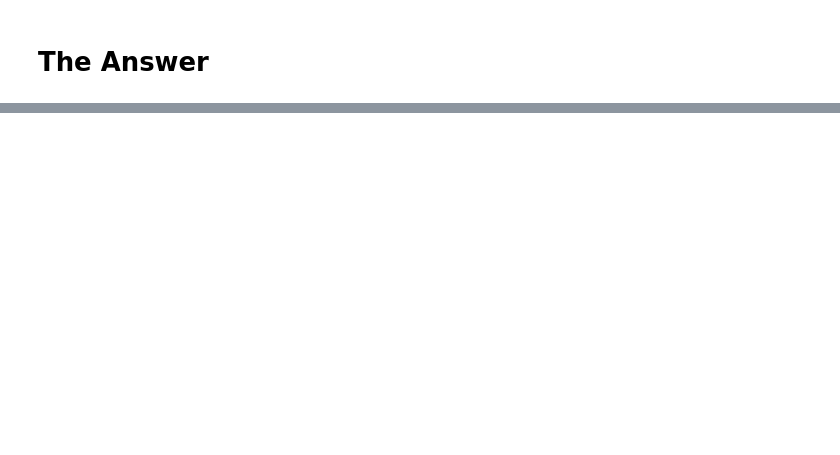
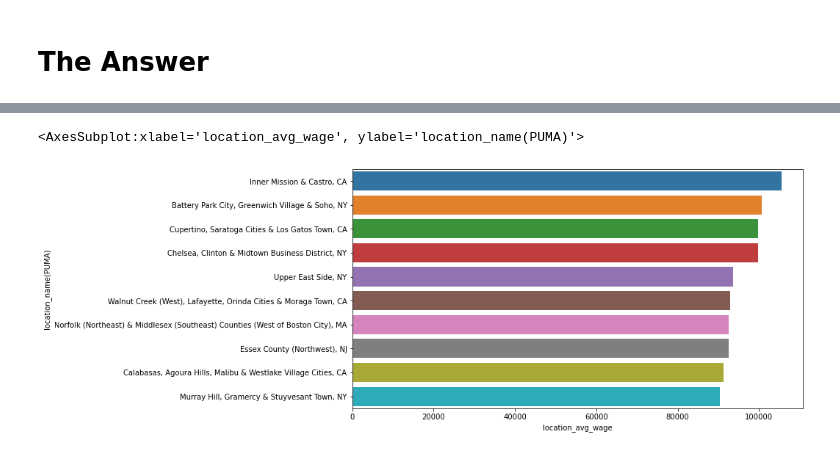
Before and after one commit to dataLanced/PortfolioProjects, a Jupyter notebook: Untitled.ipynb, the cells around one changed output, grey strips where cells are left out. Cells and saved outputs as stored; diff of their text form; code cells hidden in the pictures; blank space fills up the shorter version.

```diff
--- a/Untitled.ipynb
+++ b/Untitled.ipynb
@@ -226,0 +176,3 @@ dtype: int64
+# %%
+# Using out user-defined function quick_filter to filter the puma dataset and store it in the zero_wages variable
+zero_wages = quick_filter(puma, 'average_wage', 0)
@@ -232,2 +268,3 @@ combined.duplicated(subset=None, keep='first').sum()
 # %%
-avg_loc_wage = combined.groupby(['puma_name'])['average_wage'].mean()
+# Prepare our new dataset for the final merge
+avg_loc_wage = combined.groupby('puma_name')['average_wage'].mean()
@@ -341,2 +324,0 @@ final_table = final_table.drop('puma_id', axis=1)
-# %%
-final_table.rename(columns = {'puma_name': 'location_name(PUMA)', 'average_wage_x':'location_avg_wage','occupation_name' :'highest_wage_occupation(per_location)', 'average_wage_y':'highest_salary(per_location)', 'national_average_wage':'avg_national_wage'}, inplace=True)
@@ -403,2 +344,33 @@ final_table = round(final_table, 2)
+# %%
+# Drop the 'puma_id' column
+final_table = final_table.drop('puma_id', axis=1)
+
+# Mapping dictionary to change column names
+mapping= {'puma_name': 'location_name(PUMA)',
+          'average_wage_x':'location_avg_wage',
+         'occupation_name' :'highest_wage_occupation(per_location)',
+         'average_wage_y':'highest_salary(per_location)',
+          'national_average_wage':'avg_national_wage'}
+
+# Remapping the column names using our user-built function 'column_remapper'
+column_remapper(final_table, mapping)
+
+# Prepare a list to use for our reindexing of the column order
+swap_cols = (['location_name(PUMA)',
+              'location_avg_wage',
+              'highest_wage_occupation(per_location)',
+              'highest_salary(per_location)','avg_national_wage'])
+
+# Reindex (Swap) the orders of the columns
+final_table = final_table.reindex(columns=swap_cols)
+
+# Get rid of PUMA and clean any excess whitespace that its removal caused
+final_table['location_name(PUMA)'] = final_table['location_name(PUMA)'].str.replace('PUMA', '').str.replace(' ,', ',')
+
+# Round all numerical values to 2 decimal places
+final_table = round(final_table, 2)
+
+# Use another user-built function to display our table by average location salary descending
+final_table = descending(final_table, 'location_avg_wage')
 # %% [markdown]
 # The Answer
@@ -420,0 +403,6 @@ final_table.sort_values(by='location_avg_wage', ascending=False)
+# %%
+plt.figure(figsize=(11,6))
+sns.barplot(data=final_table[:10], y='location_name(PUMA)', x='location_avg_wage', orient='h')
+# %% [output]
+<AxesSubplot:xlabel='location_avg_wage', ylabel='location_name(PUMA)'>
+[figure, added]
```
Also changed, not shown: parts of 82 cells of this notebook.
